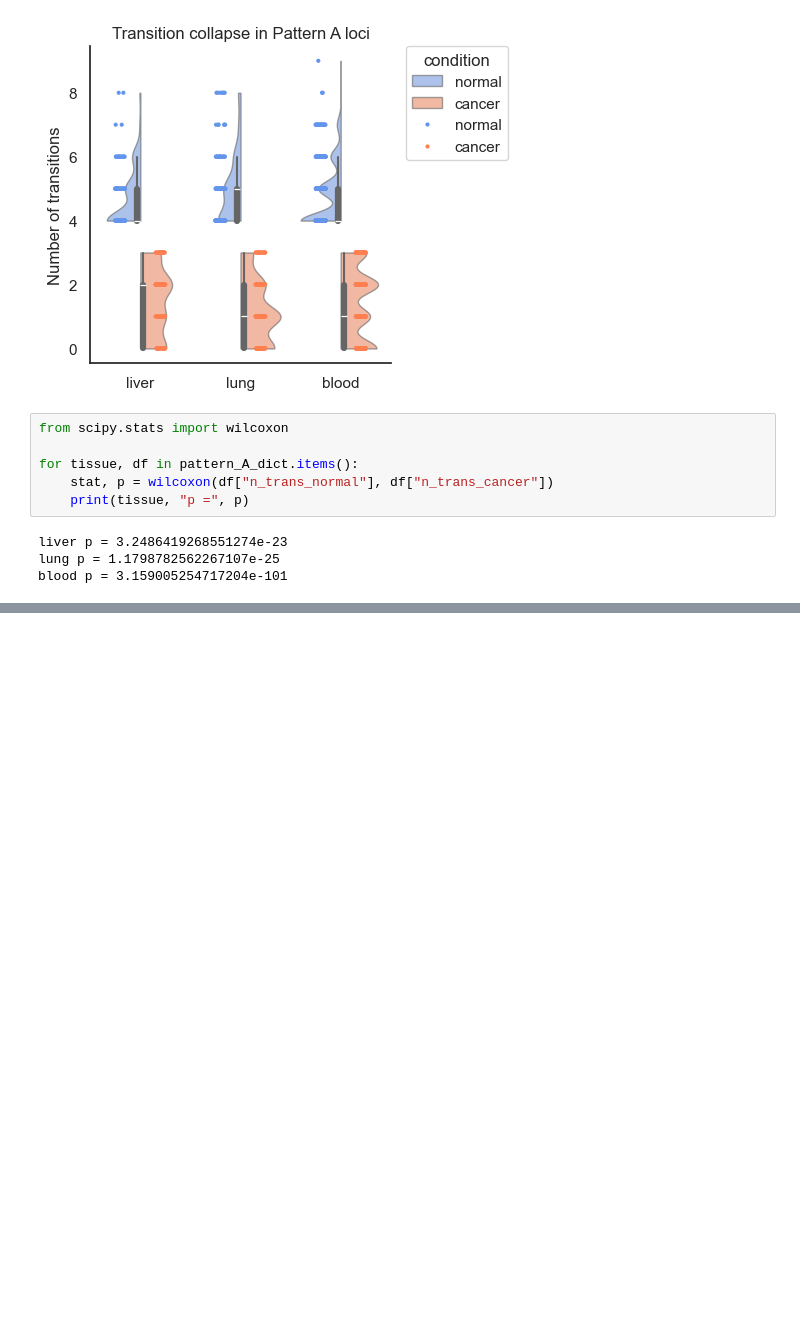
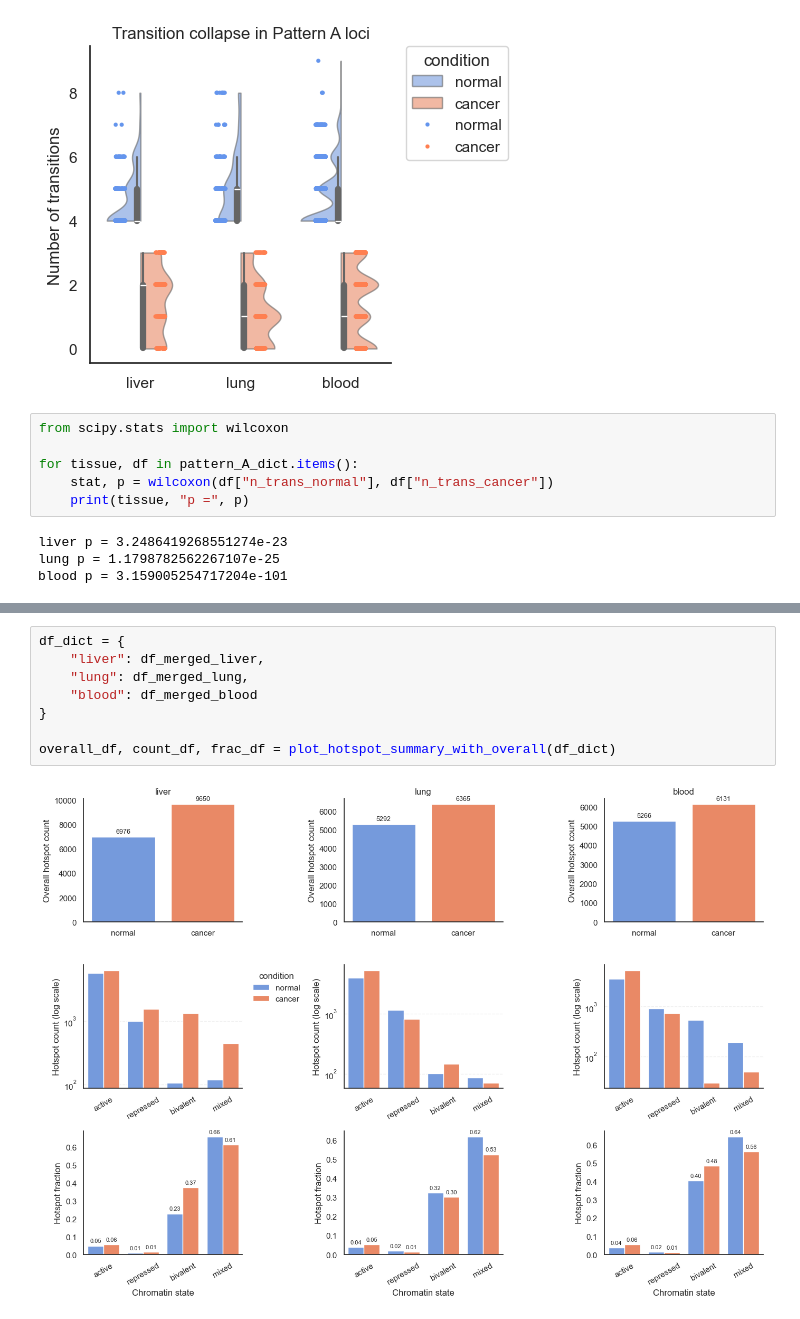
Before and after one commit to caocao0525/HERV, a Jupyter notebook: herv_util_clean.ipynb, the cells around one changed output, grey strips where cells are left out. Saved outputs shown, nothing was run; the diff lists cells and outputs as text; blank space fills up the shorter version.

```diff
--- a/herv_util_clean.ipynb
+++ b/herv_util_clean.ipynb
@@ -1082,0 +1386,10 @@ blood p = 3.159005254717204e-101
+# %%
+df_dict = {
+    "liver": df_merged_liver,
+    "lung": df_merged_lung,
+    "blood": df_merged_blood
+}
+
+overall_df, count_df, frac_df = plot_hotspot_summary_with_overall(df_dict)
+# %% [output]
+[figure, added]
```
Also changed, not shown: parts of 8 cells of this notebook.
